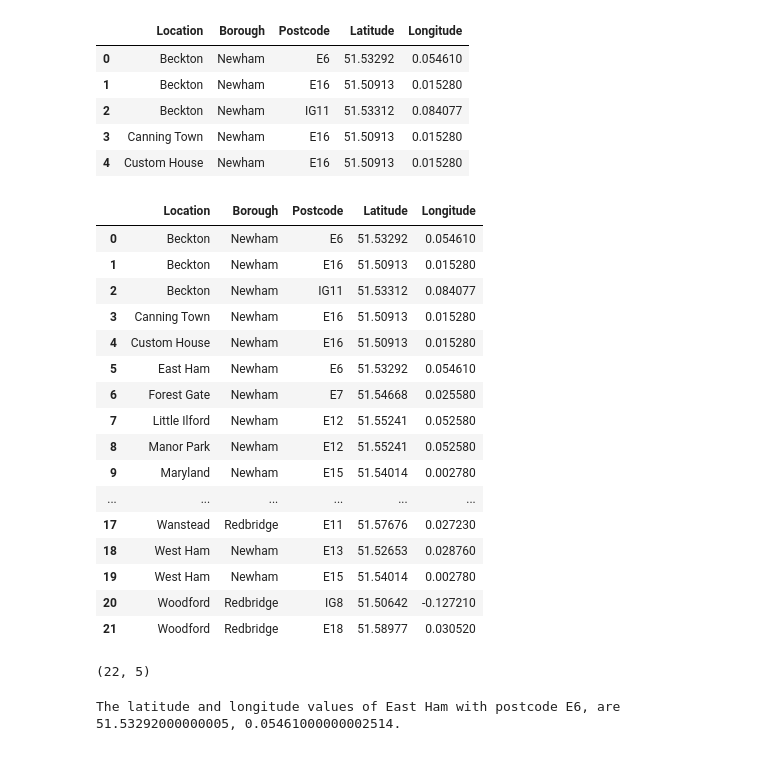
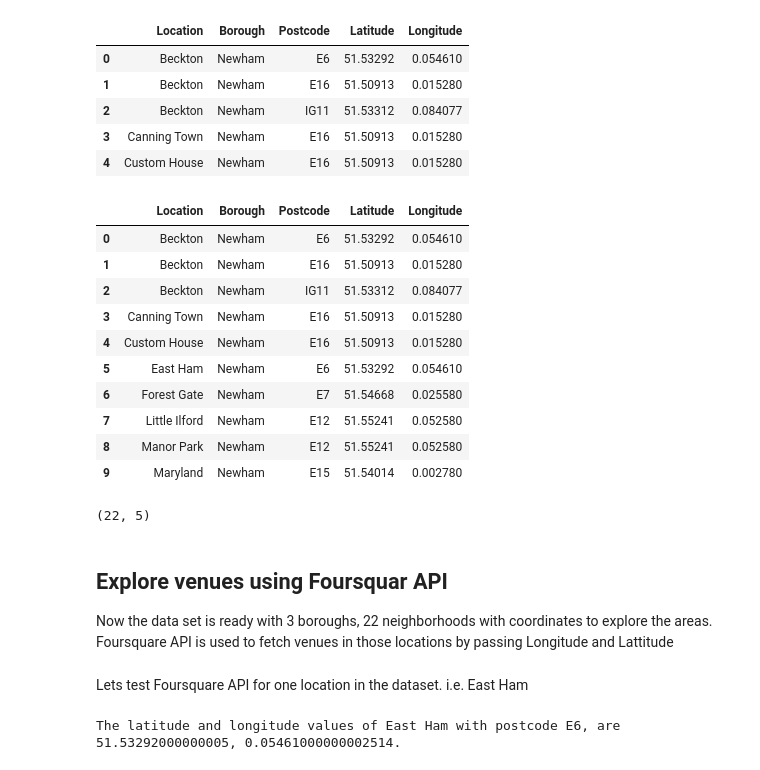
Before and after one commit to madanuprashanth/Coursera_Capstone, a Jupyter notebook: Coursera_Capstone_Project_Week1.ipynb, the cells around one changed output. Drawn from its saved outputs; the diff is of its cells as text; code cells hidden in the pictures.

```diff
--- a/Coursera_Capstone_Project_Week1.ipynb
+++ b/Coursera_Capstone_Project_Week1.ipynb
@@ -235,29 +259,26 @@ df_asian_top3.head()
 | 3 | Canning Town | Newham | E16 | 51.50913 | 0.015280 |
 | 4 | Custom House | Newham | E16 | 51.50913 | 0.015280 |
 # %%
-df_asian_top3.head(100)
+df_asian_top3.head(10)
 # %% [output]
 |  | Location | Borough | Postcode | Latitude | Longitude |
 | 0 | Beckton | Newham | E6 | 51.53292 | 0.054610 |
 | 1 | Beckton | Newham | E16 | 51.50913 | 0.015280 |
 | 2 | Beckton | Newham | IG11 | 51.53312 | 0.084077 |
 | 3 | Canning Town | Newham | E16 | 51.50913 | 0.015280 |
 | 4 | Custom House | Newham | E16 | 51.50913 | 0.015280 |
 | 5 | East Ham | Newham | E6 | 51.53292 | 0.054610 |
 | 6 | Forest Gate | Newham | E7 | 51.54668 | 0.025580 |
 | 7 | Little Ilford | Newham | E12 | 51.55241 | 0.052580 |
 | 8 | Manor Park | Newham | E12 | 51.55241 | 0.052580 |
 | 9 | Maryland | Newham | E15 | 51.54014 | 0.002780 |
-| ... | ... | ... | ... | ... | ... |
-| 17 | Wanstead | Redbridge | E11 | 51.57676 | 0.027230 |
-| 18 | West Ham | Newham | E13 | 51.52653 | 0.028760 |
-| 19 | West Ham | Newham | E15 | 51.54014 | 0.002780 |
-| 20 | Woodford | Redbridge | IG8 | 51.50642 | -0.127210 |
-| 21 | Woodford | Redbridge | E18 | 51.58977 | 0.030520 |
 # %%
 df_asian_top3.shape
 # %% [output]
 (22, 5)
+# %% [markdown]
+## Explore venues using Foursquar API
+Now the data set is ready with 3 boroughs, 22 neighborhoods with coordinates to explore the areas. Foursquare API is used to fetch venues in those locations by passing Longitude and Lattitude
 # %%
 CLIENT_ID = 'JUJIT0RCSSOKMINPKHQ0DYSWUJOXSPTLSC4ETCQOS5OVNSZI' # your Foursquare ID
 CLIENT_SECRET = 'NTQNODAE5UJ3AYGW2FZZ01JAFSKHOCNQQXBINAO1KWPPLIUF' # your Foursquare Secret
@@ -274,6 +295,8 @@ VERSION = '20180605' # Foursquare API version
 #     neighborhood_longitude,
 #     radius,
 #    LIMIT)
+# %% [markdown]
+Lets test Foursquare API for one location in the dataset. i.e. East Ham
 # %%
 easham_lat = df_asian_top3.loc[5, 'Latitude']
 easham_long = df_asian_top3.loc[5, 'Longitude']
```
Also changed, not shown: parts of 31 cells of this notebook.
